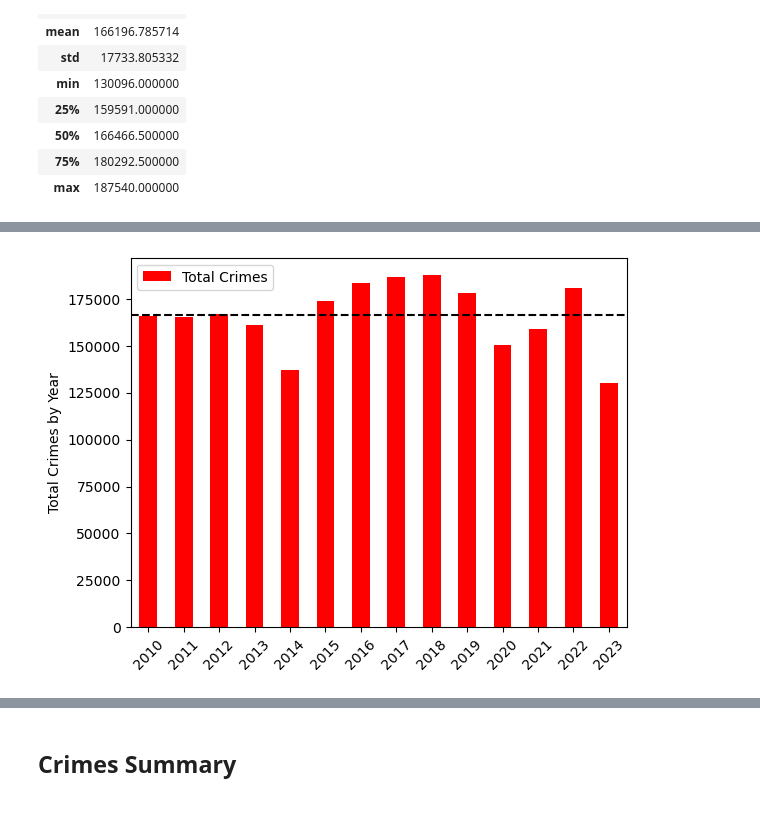
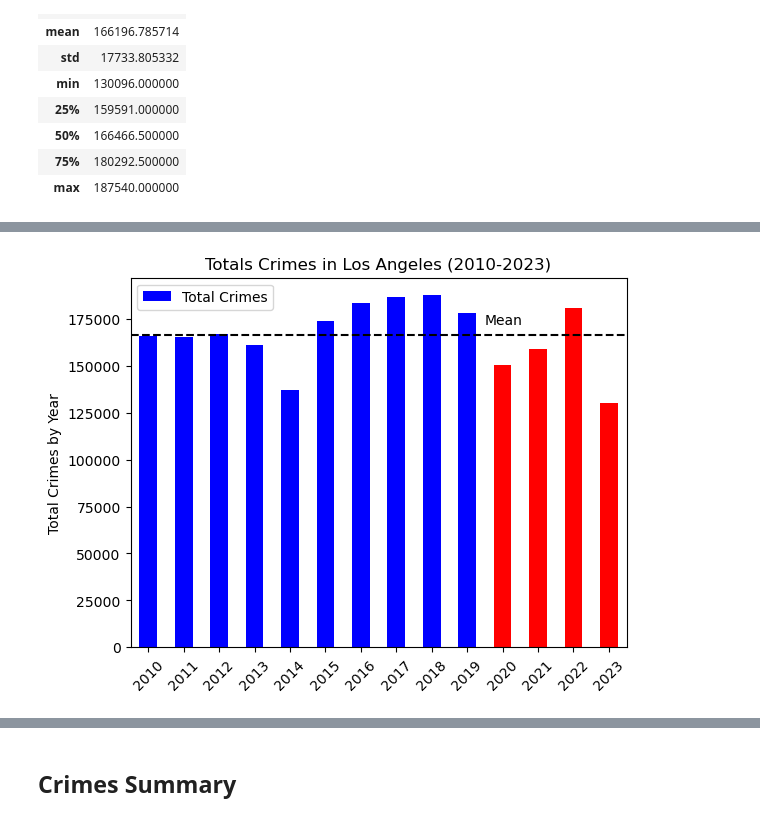
Before and after one commit to kekojones12/Project-1, a Jupyter notebook: Project_1_starter.ipynb, the cells around one changed output, grey strips where cells are left out. Cells and saved outputs as stored; diff of their text form; code cells hidden in the pictures.

Commit message:
Refined Yearly Analysis code

```diff
--- a/Project_1_starter.ipynb
+++ b/Project_1_starter.ipynb
@@ -100,6 +100,12 @@ print(unique_demo)
 # Get the total number of crimes by year
 yearly_total = Data_complete["DR Number"].groupby(Data_complete["Crime Year"]).count().reset_index()
 yearly_total.rename(columns={"DR Number": "Total Crimes"}, inplace=True)
+
+# Add a column that calculates the yearly rate of change in crime
+yearly_total['Percentage Change'] = yearly_total['Total Crimes'].pct_change() * 100
+
+# Convert NaN first row to a dash
+yearly_total['Percentage Change'].iloc[0] = '-'
 yearly_total.set_index('Crime Year', inplace=True)
 yearly_total
 # %% [output]
@@ -136,16 +166,19 @@ yearly_sum_stats
 # %%
 # Bar plot of the total crime count over the length of the dataset
 yearly_total_plot = yearly_total
 mean_total = yearly_sum_stats.loc['mean', 'Total Crimes']
+covid_color = ["r" if year >= 2020 else "b" for year in yearly_total_plot.index]
+# Trying to plot the covid years in red
+yearly_total_plot.plot.bar(y = "Total Crimes",
+                       color= covid_color)
 
-# Trying to plot the covid years in red
-yearly_total_plot.plot(kind="bar",
-                       color=["blue" if year > 2020 else "red" for year in yearly_total.index])
-
-plt.axhline(y=mean_total, color='black', linestyle='--', label=f'Mean: {mean_total}')
+plt.axhline(y=mean_total, color='black', linestyle='--', label='Mean: {mean_total}')
+plt.text(9.5, 172000, "Mean")
 plt.xlabel("")
 plt.xticks(rotation=45)
 plt.ylabel("Total Crimes by Year")
+plt.title("Totals Crimes in Los Angeles (2010-2023)")
+plt.savefig("output_data/TotalCrimeYTY.png")
 plt.show()
 # %% [output]
-[figure, old version]
+[figure, new version]
```
Also changed, not shown: parts of 9 cells of this notebook, 2 other files.
